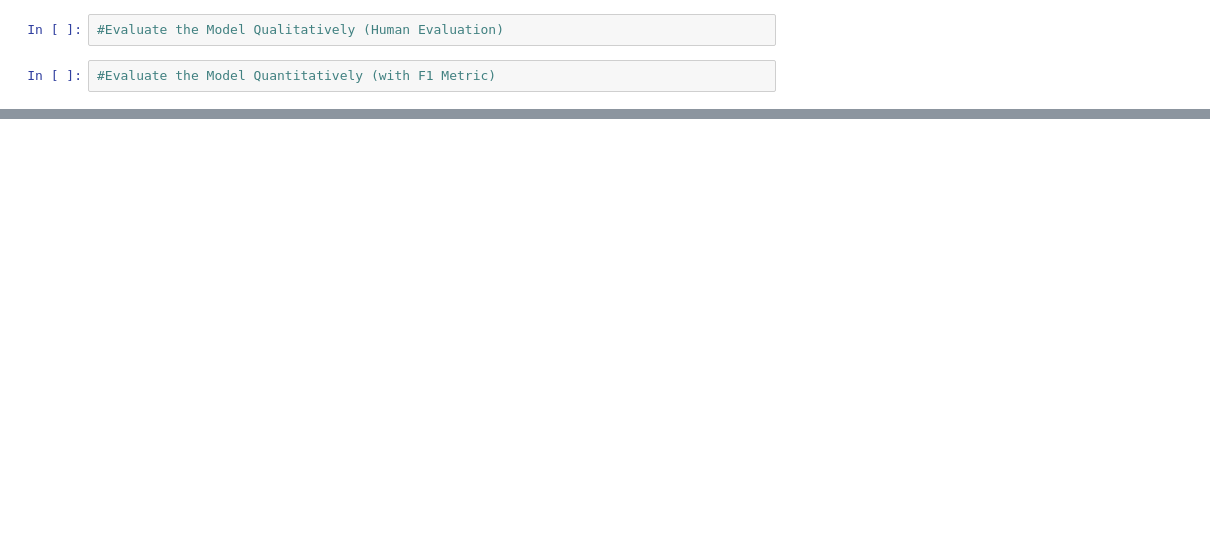
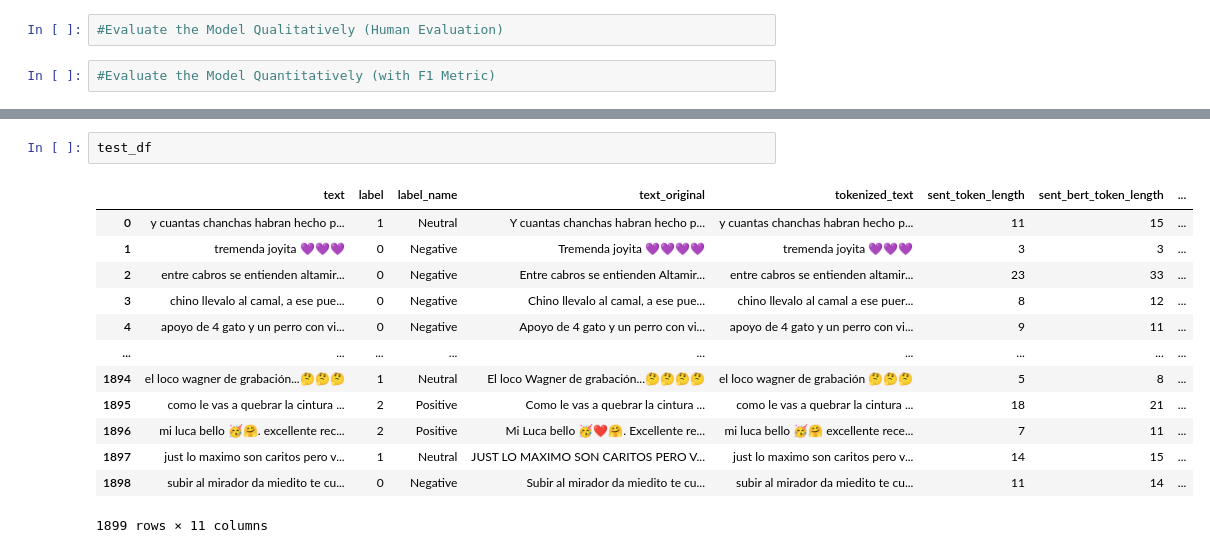
Before and after one commit to jairleo95/peruvian-slang-sentiment, a Jupyter notebook: pilot-test/03-pilot-train.ipynb, the cells around one changed output, grey strips where cells are left out. Drawn from its saved outputs; the diff is of its cells as text; blank space fills up the shorter version.

```diff
--- a/pilot-test/03-pilot-train.ipynb
+++ b/pilot-test/03-pilot-train.ipynb
@@ -443,0 +619,16 @@ model_classifications
+# %%
+test_df
+# %% [output]
+|  | text | label | label_name | text_original | tokenized_text | sent_token_length | sent_bert_token_length | ... |
+| 0 | y cuantas chanchas habran hecho p... | 1 | Neutral | Y cuantas chanchas habran hecho p... | y cuantas chanchas habran hecho p... | 11 | 15 | ... |
+| 1 | tremenda joyita 💜💜💜 | 0 | Negative | Tremenda joyita 💜💜💜💜 | tremenda joyita 💜💜💜 | 3 | 3 | ... |
+| 2 | entre cabros se entienden altamir... | 0 | Negative | Entre cabros se entienden Altamir... | entre cabros se entienden altamir... | 23 | 33 | ... |
+| 3 | chino llevalo al camal, a ese pue... | 0 | Negative | Chino llevalo al camal, a ese pue... | chino llevalo al camal a ese puer... | 8 | 12 | ... |
+| 4 | apoyo de 4 gato y un perro con vi... | 0 | Negative | Apoyo de 4 gato y un perro con vi... | apoyo de 4 gato y un perro con vi... | 9 | 11 | ... |
+| ... | ... | ... | ... | ... | ... | ... | ... | ... |
+| 1894 | el loco wagner de grabación...🤔🤔🤔 | 1 | Neutral | El loco Wagner de grabación...🤔🤔🤔🤔 | el loco wagner de grabación 🤔🤔🤔 | 5 | 8 | ... |
+| 1895 | como le vas a quebrar la cintura ... | 2 | Positive | Como le vas a quebrar la cintura ... | como le vas a quebrar la cintura ... | 18 | 21 | ... |
+| 1896 | mi luca bello 🥳️🤗. excellente rec... | 2 | Positive | Mi Luca bello 🥳❤️🤗. Excellente re... | mi luca bello 🥳️🤗 excellente rece... | 7 | 11 | ... |
+| 1897 | just lo maximo son caritos pero v... | 1 | Neutral | JUST LO MAXIMO SON CARITOS PERO V... | just lo maximo son caritos pero v... | 14 | 15 | ... |
+| 1898 | subir al mirador da miedito te cu... | 0 | Negative | Subir al mirador da miedito te cu... | subir al mirador da miedito te cu... | 11 | 14 | ... |
+1899 rows × 11 columns
```
Also changed, not shown: parts of 37 cells of this notebook, 4 other files.
